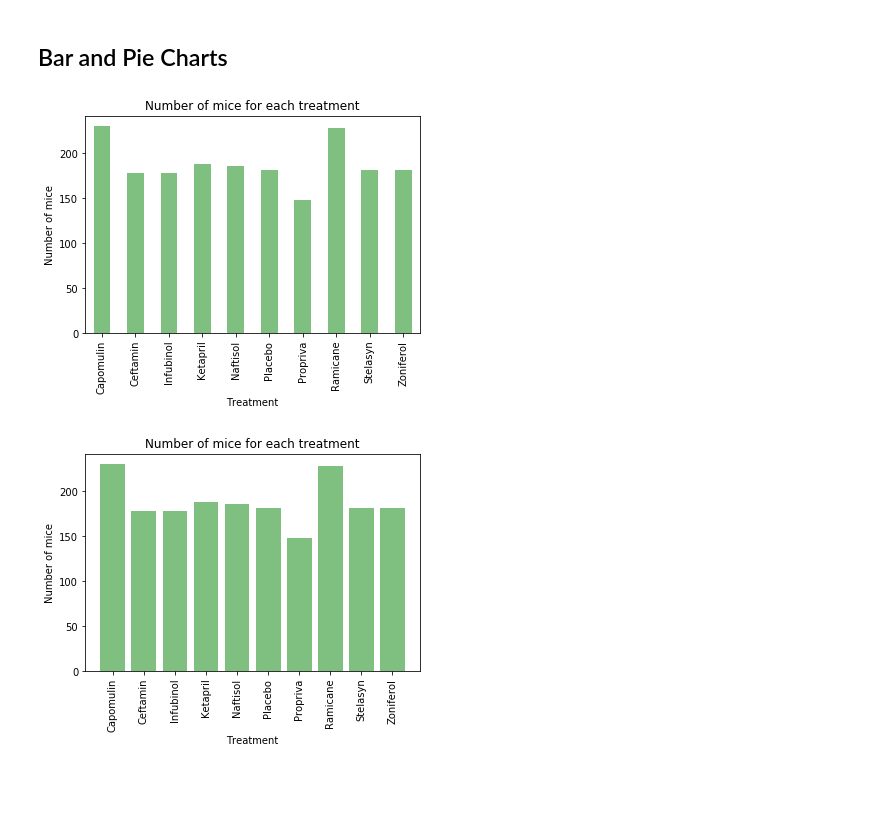
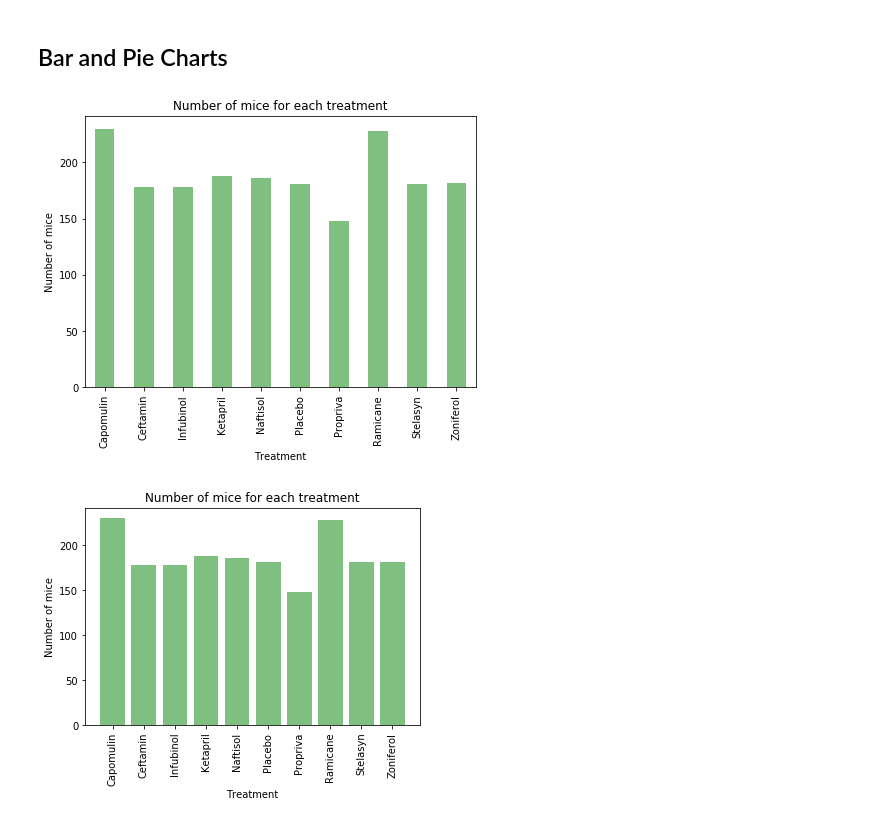
Before and after one commit to rshmnkgit/Matplot_Challenge, a Jupyter notebook: Pymaceuticals/pymaceuticals_starter.ipynb, the cells around one changed output. Drawn from its saved outputs; the diff is of its cells as text; code cells hidden in the pictures; blank space fills up the shorter version.

```diff
--- a/Pymaceuticals/pymaceuticals_starter.ipynb
+++ b/Pymaceuticals/pymaceuticals_starter.ipynb
@@ -154,18 +171,19 @@ aggregate_df
 # %%
 # Generate a bar plot showing the total number of mice for each treatment throughout the course of the study using pandas.
 
 # Extract the drug/treatment names
 treatment_mice_count = mouse_study_data.groupby("Drug Regimen")["Mouse ID"].count()
 
 # Plot the bar chart
-treat_mice_plot =  treatment_mice_count.plot(kind="bar", color="green", alpha=0.5, title="Number of mice for each treatment")
+treat_mice_plot =  treatment_mice_count.plot(kind="bar", color="green", alpha=0.5, figsize=(7,5))
 # Set the x-axis label
 treat_mice_plot.set_xlabel("Treatment")
+treat_mice_plot.set_title("Number of mice for each treatment")
 # Set the y-axis label
 treat_mice_plot.set_ylabel("Number of mice")
 plt.show()
 # %% [output]
-[figure, old version]
+[figure, new version]
 # %%
 # Generate a bar plot showing the total number of mice for each treatment throughout
 # the course of the study using pyplot.
```
Also changed, not shown: parts of 21 cells of this notebook, 6 other files.
